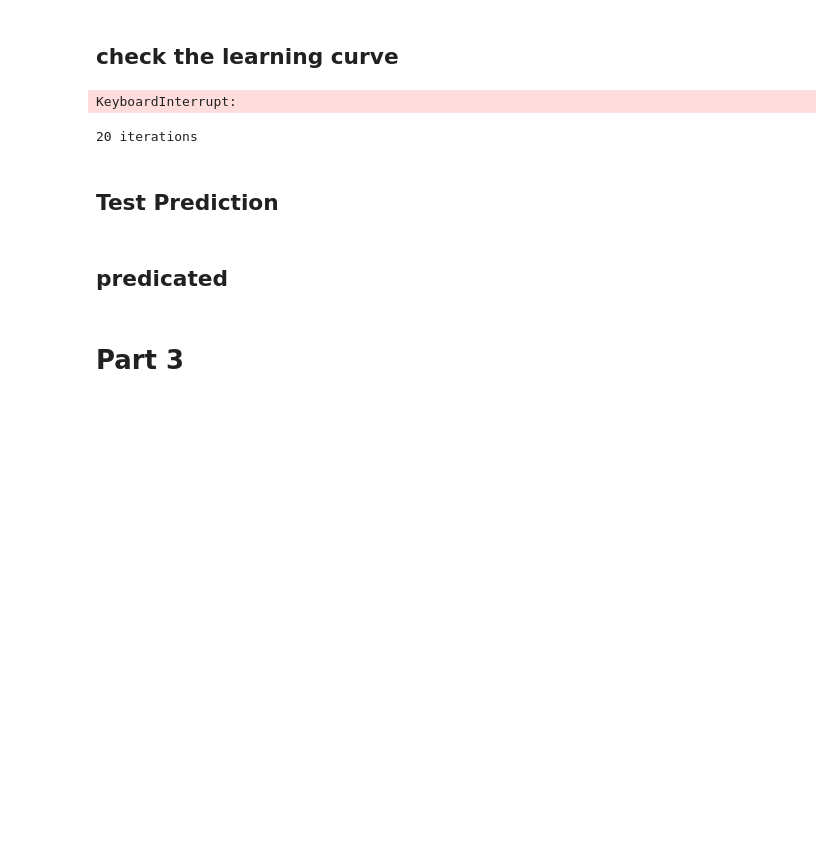
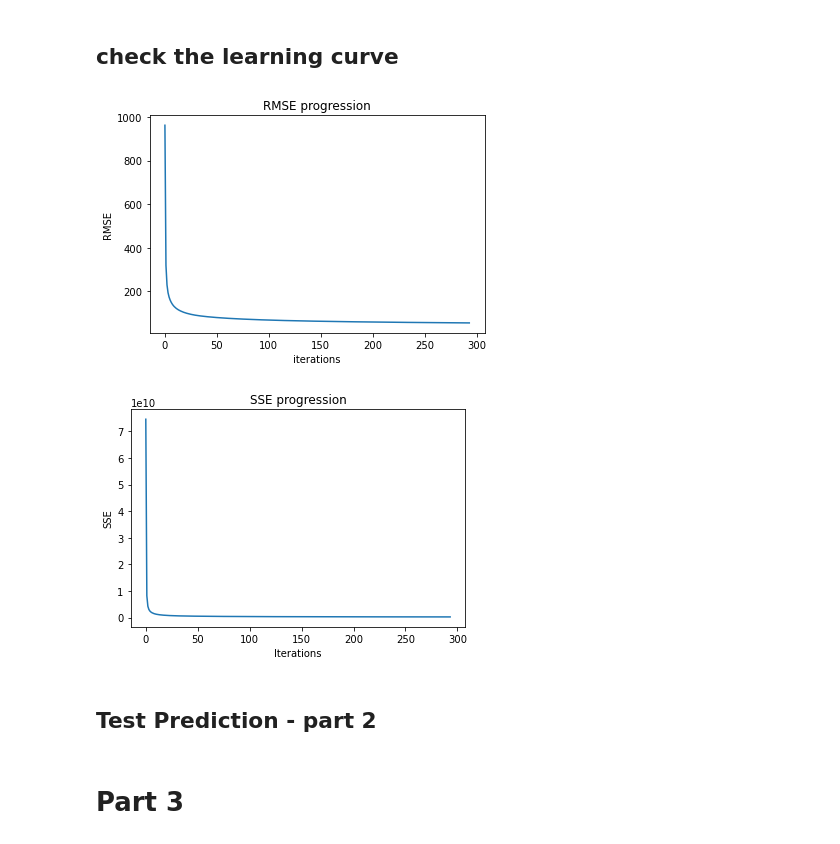
Before and after one commit to Hadar-Sug/E-commereceHW3_CF, a Jupyter notebook: HW3.ipynb, the cells around one changed output. Saved outputs shown, nothing was run; the diff lists cells and outputs as text; code cells hidden in the pictures; blank space fills up the shorter version.

Commit message:
part 1-3 finished, part 4 still stuck

```diff
--- a/HW3.ipynb
+++ b/HW3.ipynb
@@ -229,3 +124,8 @@ while first or (abs(la.norm(f_vals[-1])-la.norm(f_vals[-2])) >= epsilon and iter
+# %%
+test_pred_1 = []
+for idx in test_indxs_mapped:
+    user, song = idx[0], idx[1]
+    test_pred_1.append(max(avg + b_u_hat[user] + b_i_hat[song], 0))
 # %% [markdown]
 # Part 2 - ALS Method
 # %%
@@ -260,0 +149,7 @@ print(mat_part2_rows.getrow(0).toarray().flatten().shape)
+# %%
+# scaler = MinMaxScaler(feature_range=(0, 100))
+values = df['weight'].values
+rows = df['user_id'].map(users_hash).values
+cols = df['song_id'].map(songs_hash).values
+true_mat = coo_matrix((values, (rows, cols)), shape=(num_users, num_songs)).tocsr()
+mat_part2 = true_mat.toarray()
@@ -345,0 +221,8 @@ def run_part_2(iterations):
+# %%
+user_vecs, song_vecs, scores_arr = als_predict_vecs()
+scores_part2 = scores_arr[-1]['SSE']
+print(f'RMSE in Part 2 on train set: {scores_part2}\n'
+      f'SSE in Part 2 on train set: {scores_part2}\n'
+      f'compared to part 1\n'
+      f'Improvement of {scores_part1["RMSE"] - scores_arr[-1]["RMSE"]} in the RMSE\n'
+      f'Improvement of {scores_part1["SSE"] - scores_part2} in the SSE')
@@ -346,21 +238,27 @@ def run_part_2(iterations):
 # %% [markdown]
 ## check the learning curve
-# %%
-K=20
-scores_part2,user_matrix,song_matrix = run_part_2(iterations=20) # TODO: 10?, 2 works better though
-print(f'RMSE in Part 2 on train set: {scores_part2["RMSE"]}\n'
-      f'SSE in Part 2 on train set: {scores_part2["SSE"]}\n'
-      f'compared to part 1\n'
-      f'Improvement of {scores_part1["RMSE"] - scores_part2["RMSE"]} in the RMSE\n'
-      f'Improvement of {scores_part1["SSE"] - scores_part2["SSE"]} in the SSE')
-# %% [output]
-KeyboardInterrupt:
-# %%
-scores_test = run_part_2(iterations=20)
-# %% [output]
-20 iterations
 # %%
-RMSE_curve = [d['RMSE'] for d in scores_test]
-SSE_curve = [d['SSE'] for d in scores_test]
+RMSE_curve = [d['RMSE'] for d in scores_arr]
+SSE_curve = [d['SSE'] for d in scores_arr]
+# %%
+# Plotting list1
+plt.figure(1)
+plt.plot(np.arange(len(RMSE_curve)),RMSE_curve)
+plt.xlabel('iterations')
+plt.ylabel('RMSE')
+plt.title('RMSE progression')
+
+# Plotting list2
+plt.figure(2)
+plt.plot(np.arange(len(RMSE_curve)),SSE_curve)
+plt.xlabel('Iterations')
+plt.ylabel('SSE')
+plt.title('SSE progression')
+
+# Show the plots
+plt.show()
+# %% [output]
+[figure, added]
+[figure, added]
 # %% [markdown]
-## Test Prediction
+## Test Prediction - part 2
@@ -383,2 +264,0 @@ for i, row in test_df.iterrows():
-# %% [markdown]
-## predicated
```
Also changed, not shown: parts of 60 cells of this notebook, 1 other file.
